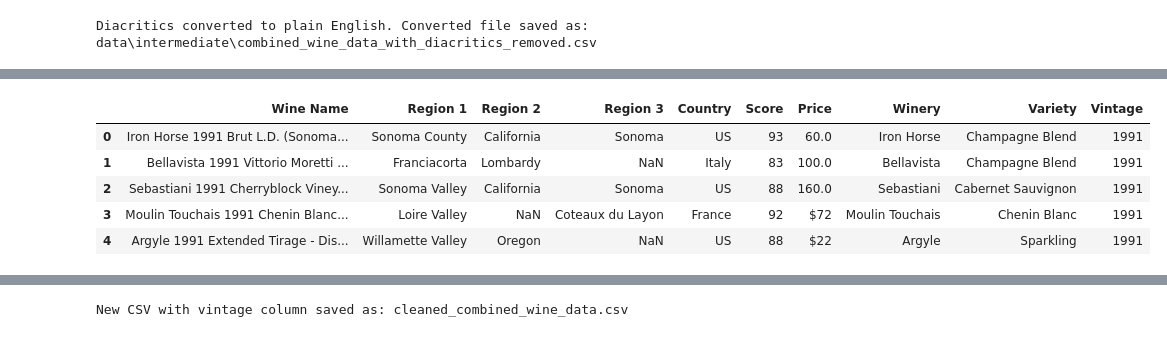
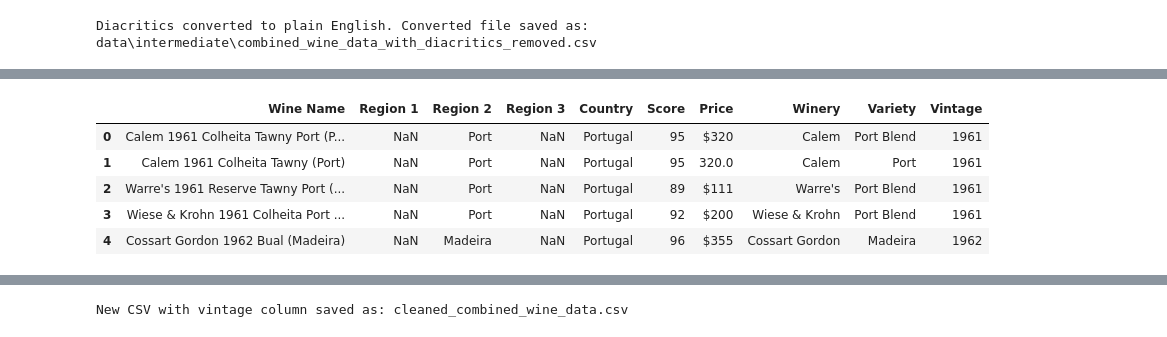
Before and after one commit to georgejieh/predicting_grape_suitability_based_on_climate_and_precipitation, a Jupyter notebook: cleaning_data.ipynb, the cells around one changed output, grey strips where cells are left out. Saved outputs shown, nothing was run; the diff lists cells and outputs as text; code cells hidden in the pictures.

```diff
--- a/cleaning_data.ipynb
+++ b/cleaning_data.ipynb
@@ -487,41 +482,41 @@ combined_df.head()
 # %%
-# Since we can only use data that have a vintage and we only have weather data as early as 1991, we need to run the following
-# script to make sure there isn't any incorrect vintages and drop all vintages that is showing up earlier than 1991.
+# Since we can only use data that have a vintage and we only have weather data as early as 1961, we need to run the following
+# script to make sure there isn't any incorrect vintages and drop all vintages that is showing up earlier than 1961.
 
 def re_extract_vintage_adjusted_v2(row):
     # Regular expression to find four-digit numbers
     matches = re.findall(r'\b\d{4}\b', row['Wine Name'])
-    # Filter out numbers less than 1991
-    valid_matches = [int(match) for match in matches if int(match) >= 1991]
+    # Filter out numbers less than 1961
+    valid_matches = [int(match) for match in matches if int(match) >= 1961]
 
     if valid_matches:
         # Return the first valid match if found
         return valid_matches[0]
     # If no valid match is found, return pd.NA to indicate dropping the row later
     return pd.NA
 
 # Apply the function to all rows in the DataFrame
 combined_df['Vintage'] = combined_df.apply(re_extract_vintage_adjusted_v2, axis=1)
 
-# Drop rows where 'Vintage' is null or less than 1991
+# Drop rows where 'Vintage' is null or less than 1961
 combined_df = combined_df.dropna(subset=['Vintage'])
-combined_df = combined_df[combined_df['Vintage'] >= 1991]
+combined_df = combined_df[combined_df['Vintage'] >= 1961]
 
 # Sort the combined DataFrame by 'Vintage' in increasing order
 combined_df.sort_values(by='Vintage', inplace=True)
 
 # Reset the index of the DataFrame
 combined_df.reset_index(drop=True, inplace=True)
 
 # Check results
 combined_df.head()
 # %% [output]
 |  | Wine Name | Region 1 | Region 2 | Region 3 | Country | Score | Price | Winery | Variety | Vintage |
-| 0 | Iron Horse 1991 Brut L.D. (Sonoma... | Sonoma County | California | Sonoma | US | 93 | 60.0 | Iron Horse | Champagne Blend | 1991 |
-| 1 | Bellavista 1991 Vittorio Moretti ... | Franciacorta | Lombardy | NaN | Italy | 83 | 100.0 | Bellavista | Champagne Blend | 1991 |
-| 2 | Sebastiani 1991 Cherryblock Viney... | Sonoma Valley | California | Sonoma | US | 88 | 160.0 | Sebastiani | Cabernet Sauvignon | 1991 |
-| 3 | Moulin Touchais 1991 Chenin Blanc... | Loire Valley | NaN | Coteaux du Layon | France | 92 | $72 | Moulin Touchais | Chenin Blanc | 1991 |
-| 4 | Argyle 1991 Extended Tirage - Dis... | Willamette Valley | Oregon | NaN | US | 88 | $22 | Argyle | Sparkling | 1991 |
+| 0 | Calem 1961 Colheita Tawny Port (P... | NaN | Port | NaN | Portugal | 95 | $320 | Calem | Port Blend | 1961 |
+| 1 | Calem 1961 Colheita Tawny (Port) | NaN | Port | NaN | Portugal | 95 | 320.0 | Calem | Port | 1961 |
+| 2 | Warre's 1961 Reserve Tawny Port (... | NaN | Port | NaN | Portugal | 89 | $111 | Warre's | Port Blend | 1961 |
+| 3 | Wiese & Krohn 1961 Colheita Port ... | NaN | Port | NaN | Portugal | 92 | $200 | Wiese & Krohn | Port Blend | 1961 |
+| 4 | Cossart Gordon 1962 Bual (Madeira) | NaN | Madeira | NaN | Portugal | 96 | $355 | Cossart Gordon | Madeira | 1962 |
 # %%
 # Price data also need to be standardized
 def clean_price(price):
```
Also changed, not shown: parts of 29 cells of this notebook, 32 other files.
